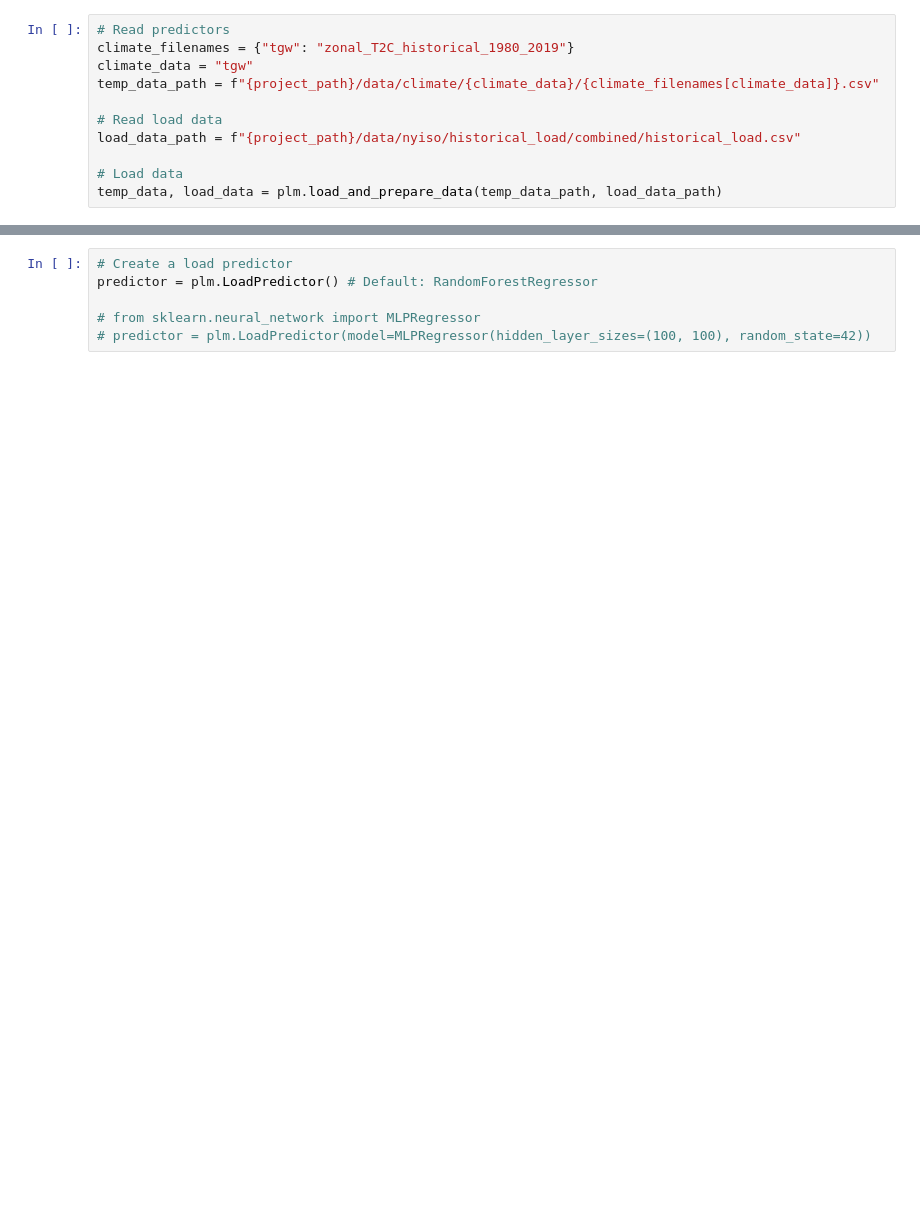
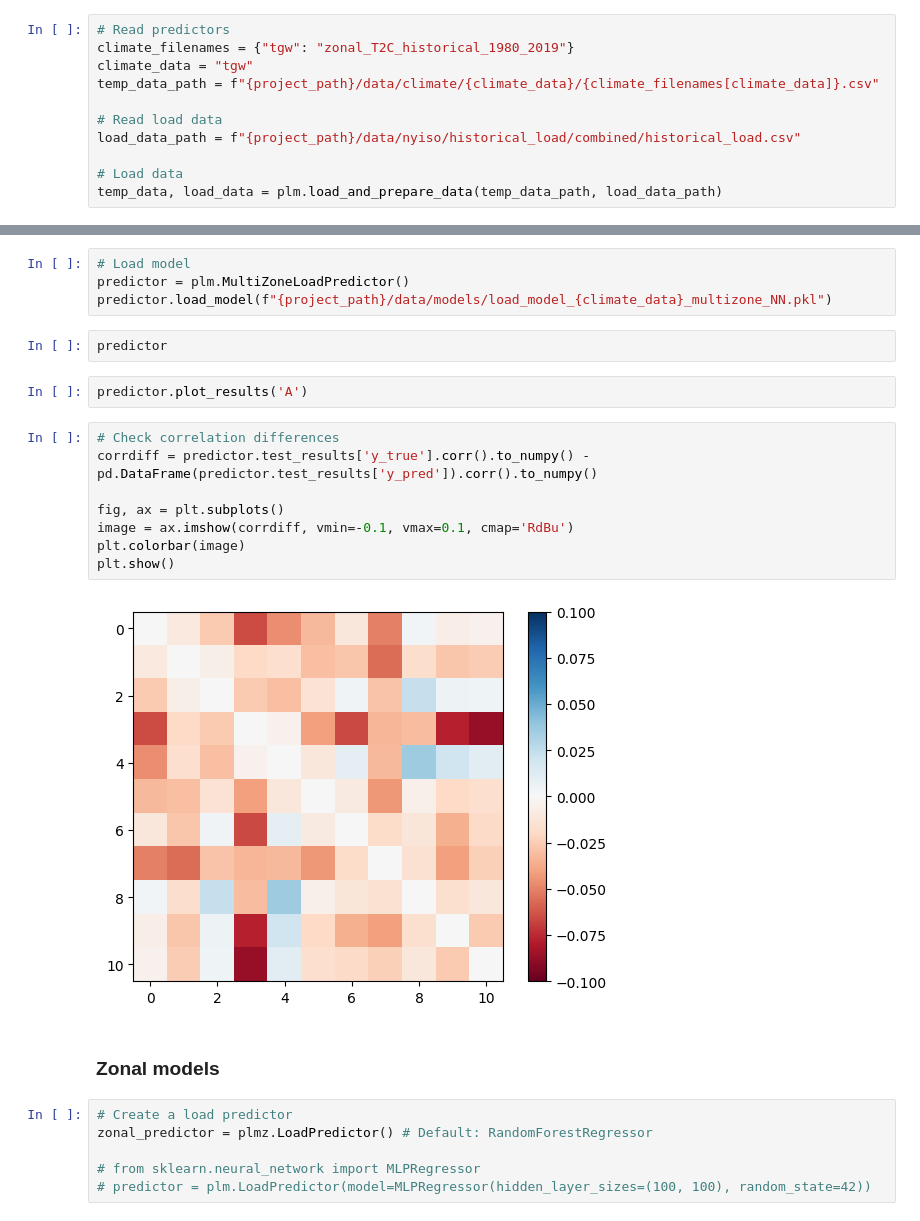
Before and after one commit to reyli4/acorn-julia, a Jupyter notebook: scripts/02_load_modeling/02_model.ipynb, the cells around one changed output, grey strips where cells are left out. Cells and saved outputs as stored; diff of their text form; blank space fills up the shorter version.

```diff
--- a/scripts/02_load_modeling/02_model.ipynb
+++ b/scripts/02_load_modeling/02_model.ipynb
@@ -17,6 +96,26 @@ temp_data, load_data = plm.load_and_prepare_data(temp_data_path, load_data_path)
+# %%
+# Load model
+predictor = plm.MultiZoneLoadPredictor()
+predictor.load_model(f"{project_path}/data/models/load_model_{climate_data}_multizone_NN.pkl")
+# %%
+predictor
+# %%
+predictor.plot_results('A')
+# %%
+# Check correlation differences
+corrdiff = predictor.test_results['y_true'].corr().to_numpy() - pd.DataFrame(predictor.test_results['y_pred']).corr().to_numpy()
+
+fig, ax = plt.subplots()
+image = ax.imshow(corrdiff, vmin=-0.1, vmax=0.1, cmap='RdBu')
+plt.colorbar(image)
+plt.show()
+# %% [output]
+[figure, added]
+# %% [markdown]
+### Zonal models
 # %%
 # Create a load predictor
-predictor = plm.LoadPredictor() # Default: RandomForestRegressor
+zonal_predictor = plmz.LoadPredictor() # Default: RandomForestRegressor
 
 # from sklearn.neural_network import MLPRegressor
 # predictor = plm.LoadPredictor(model=MLPRegressor(hidden_layer_sizes=(100, 100), random_state=42))
```
Also changed, not shown: parts of 15 cells of this notebook, 6 other files.
